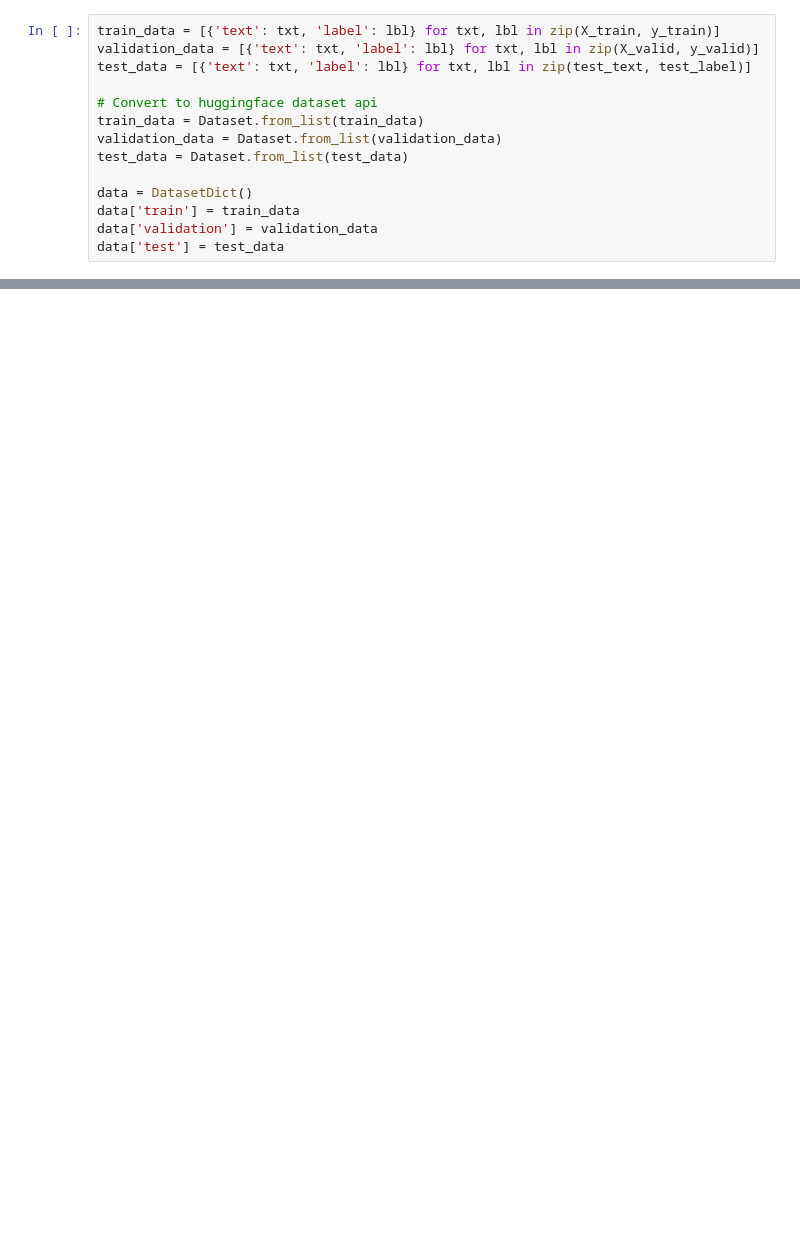
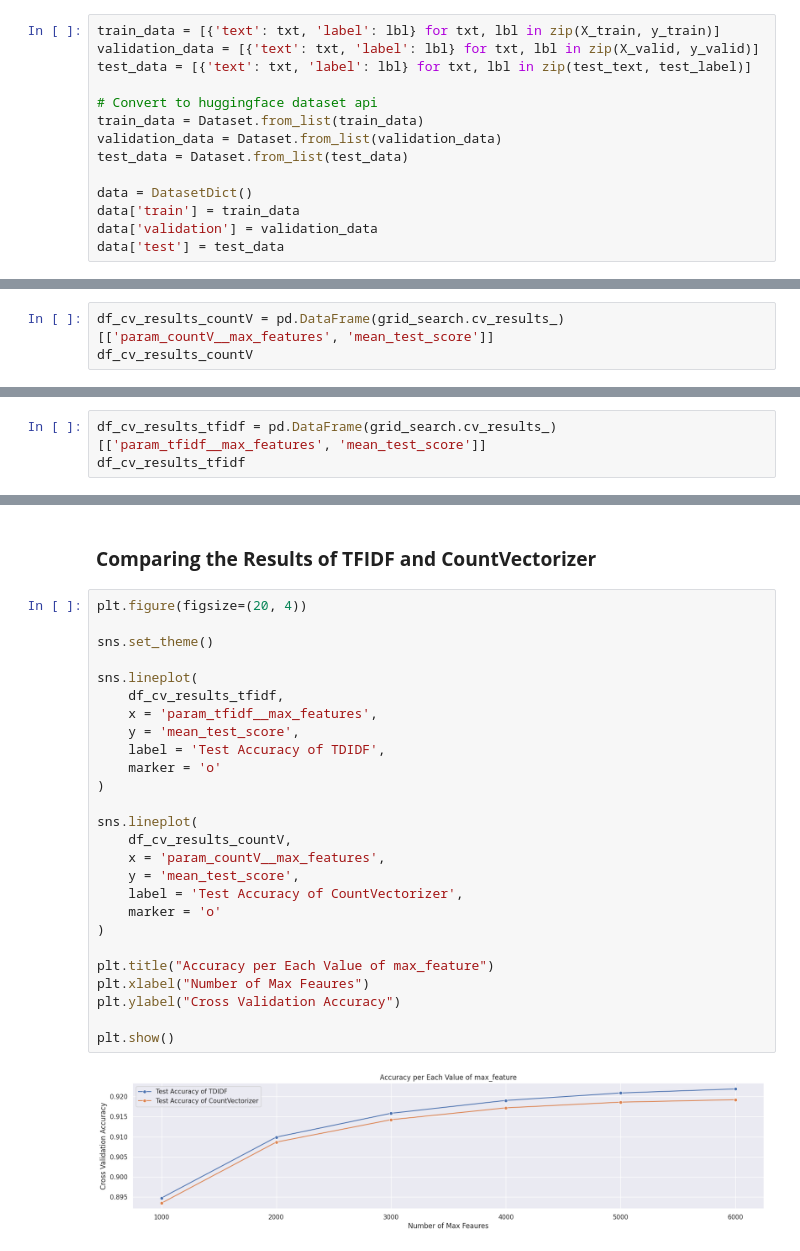
Before and after one commit to Maaz77/YELP_Classification, a Jupyter notebook: Sentiment_Analysis_YELP.ipynb, the cells around one changed output, grey strips where cells are left out. Saved outputs shown, nothing was run; the diff lists cells and outputs as text; blank space fills up the shorter version.

```diff
--- a/Sentiment_Analysis_YELP.ipynb
+++ b/Sentiment_Analysis_YELP.ipynb
@@ -96,0 +300,3 @@ data['test'] = test_data
+# %%
+df_cv_results_countV = pd.DataFrame(grid_search.cv_results_)[['param_countV__max_features', 'mean_test_score']]
+df_cv_results_countV
@@ -96,0 +376,3 @@ data['test'] = test_data
+# %%
+df_cv_results_tfidf = pd.DataFrame(grid_search.cv_results_)[['param_tfidf__max_features', 'mean_test_score']]
+df_cv_results_tfidf
@@ -96,0 +416,30 @@ data['test'] = test_data
+# %% [markdown]
+### **Comparing the Results of TFIDF and CountVectorizer**
+# %%
+plt.figure(figsize=(20, 4))
+
+sns.set_theme()
+
+sns.lineplot(
+    df_cv_results_tfidf,
+    x = 'param_tfidf__max_features',
+    y = 'mean_test_score',
+    label = 'Test Accuracy of TDIDF',
+    marker = 'o'
+)
+
+sns.lineplot(
+    df_cv_results_countV,
+    x = 'param_countV__max_features',
+    y = 'mean_test_score',
+    label = 'Test Accuracy of CountVectorizer',
+    marker = 'o'
+)
+
+plt.title("Accuracy per Each Value of max_feature")
+plt.xlabel("Number of Max Feaures")
+plt.ylabel("Cross Validation Accuracy")
+
+plt.show()
+# %% [output]
+[figure, added]
```
Also changed, not shown: parts of 55 cells of this notebook.
